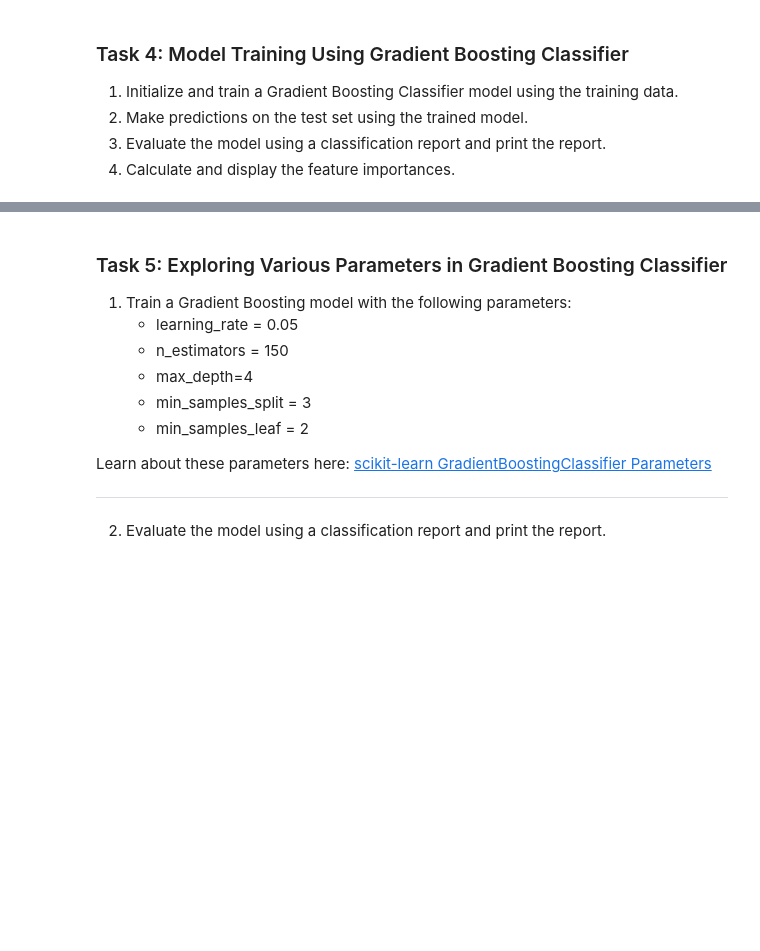
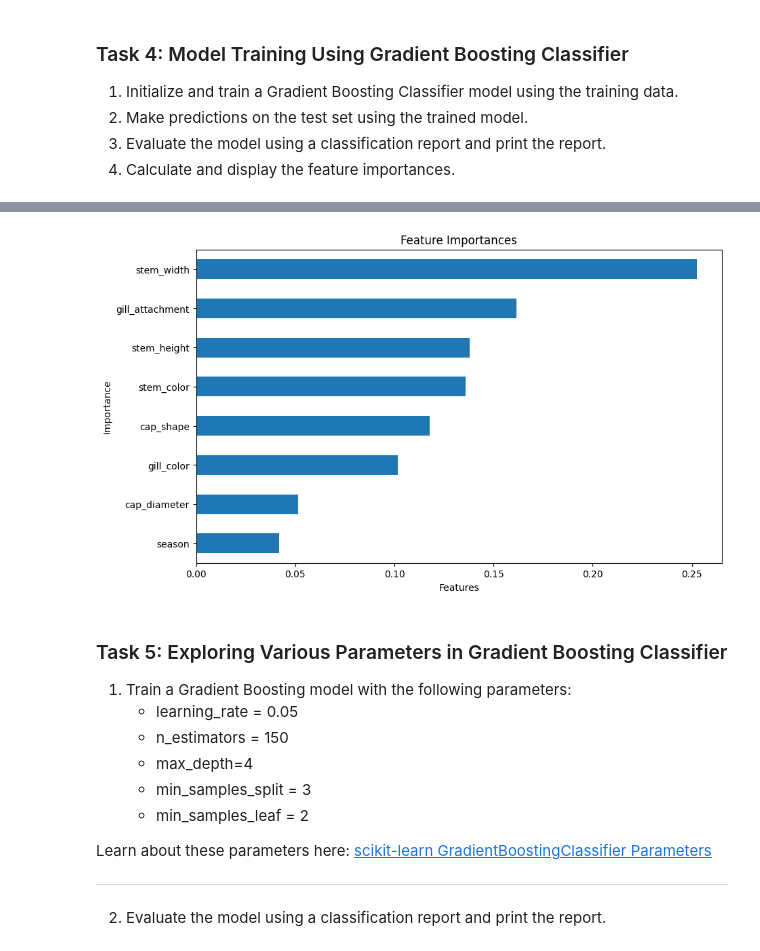
Before and after one commit to RawatXd/Machine-Learning-Projects, a Jupyter notebook: Mushroom Classification/mushroom.ipynb, the cells around one changed output, grey strips where cells are left out. Saved outputs shown, nothing was run; the diff lists cells and outputs as text; code cells hidden in the pictures; blank space fills up the shorter version.

```diff
--- a/Mushroom Classification/mushroom.ipynb
+++ b/Mushroom Classification/mushroom.ipynb
@@ -72,13 +96,20 @@ df.head(3)
 # %%
 # Step 1: Select the features and target variable for modeling
 
+x = df[["cap_diameter", "cap_shape", "gill_attachment", "gill_color", "stem_height", "stem_width", "stem_color", "season"]]
+y = df["class"]
 
 # Step 2: Split the data into training and test sets with a test size of 25%
+
+x_train,x_test,y_train,y_test = train_test_split(x,y,test_size=0.25,random_state=42)
 # %%
 # Step 3: Initialize and train a Logistic Regression model using the training data
-
+model = LogisticRegression(max_iter=1000)
+model.fit(x_train,y_train)
 
 # Step 4: Make predictions on the test set using the trained model
-
+y_pred = model.predict(x_test)
 
 # Step 5: Evaluate the model using a classification report and print the report
+report = classification_report(y_test,y_pred)
+print(report)
@@ -85,8 +125,12 @@ df.head(3)
 # %%
 # Step 6: Initialize and train a Decision Tree Classifier model using the training data
 
+model = DecisionTreeClassifier()
+model.fit(x_train,y_train)
 
-# Step 7: Make predictions on the test set using the trained model
+# Step 4: Make predictions on the test set using the trained model
+y_pred = model.predict(x_test)
 
-
-# Step 8: Evaluate the model using a classification report and print the report
+# Step 5: Evaluate the model using a classification report and print the report
+report = classification_report(y_test,y_pred)
+print(report)
@@ -100,8 +153,12 @@ df.head(3)
 # %%
 # Step 1: Initialize and train a Gradient Boosting Classifier model using the training data
 
+g_model = GradientBoostingClassifier()
+g_model.fit(x_train,y_train)
 
-# Step 2: Make predictions on the test set using the trained model
+# Step 4: Make predictions on the test set using the trained model
+y_pred = g_model.predict(x_test)
 
-
-# Step 3: Evaluate the model using a classification report and print the report
+# Step 5: Evaluate the model using a classification report and print the report
+report = classification_report(y_test,y_pred)
+print(report)
@@ -108,5 +174,13 @@ df.head(3)
 # %%
 # Step 4: Calculate and display the feature importances
+feature_importance = pd.Series(g_model.feature_importances_,index=x.columns)
+feature_importance.sort_values().plot(kind='barh', figsize=(10, 6))
+plt.title('Feature Importances')
+plt.xlabel('Features')
+plt.ylabel('Importance')
+plt.show()
+# %% [output]
+[figure, added]
 # %% [markdown]
 ### Task 5: Exploring Various Parameters in Gradient Boosting Classifier
 
```
Also changed, not shown: parts of 7 cells of this notebook.
